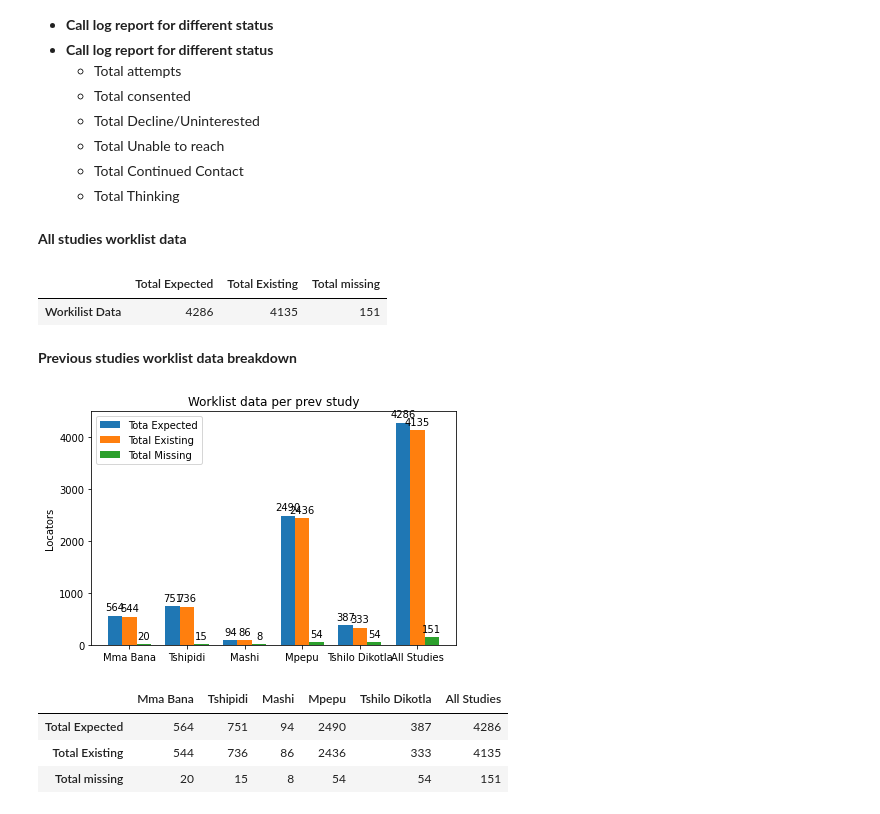
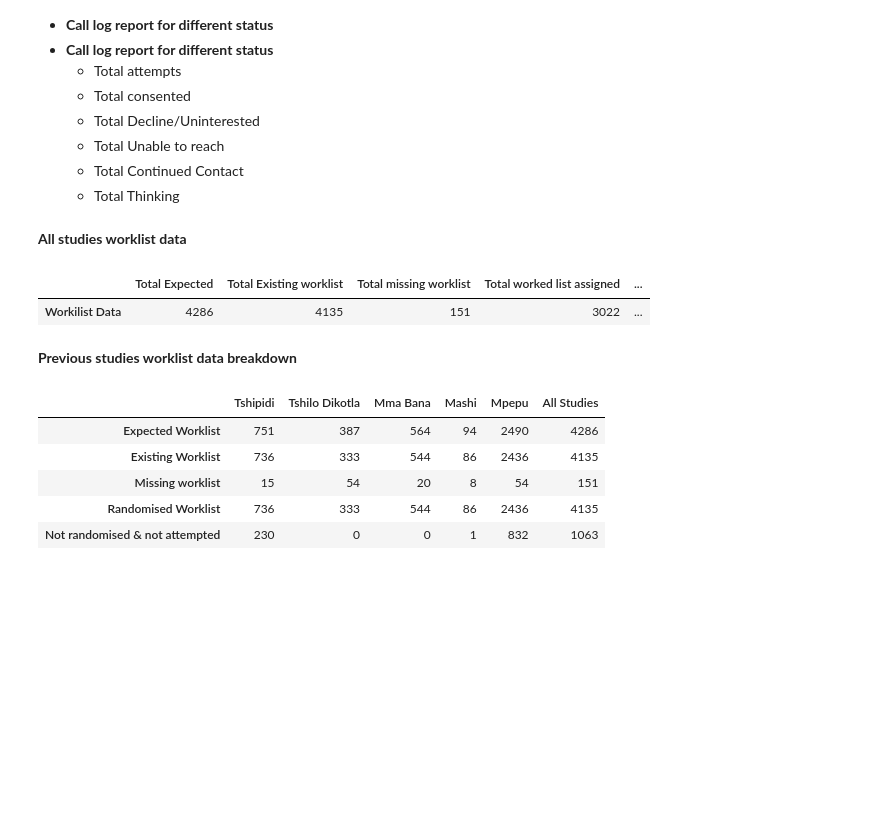
Before and after one commit to salahdin/flourish, a Jupyter notebook: flourish/notebooks/flourish_study_reports.ipynb, the cells around one changed output. Cells and saved outputs as stored; diff of their text form; code cells hidden in the pictures; blank space fills up the shorter version.

```diff
--- a/flourish/notebooks/flourish_study_reports.ipynb
+++ b/flourish/notebooks/flourish_study_reports.ipynb
@@ -269,10 +269,28 @@ maternal_dataset_identifier = list(set(maternal_dataset_identifier))
 worklist = WorkList.objects.filter(
     study_maternal_identifier__in=maternal_dataset_identifier).values_list('study_maternal_identifier', flat=True)
 worklist = list(set(worklist))
-worklist_locators = list(set(maternal_dataset_identifier) - set(worklist))
+missing_worklist = list(set(maternal_dataset_identifier) - set(worklist))
 
-data = [[len(maternal_dataset_identifier), len(worklist), len(worklist_locators)]]
-df = pd.DataFrame(data, columns=['Total Expected', 'Total Existing', 'Total missing'], index=['Workilist Data'])
+# Ranndomised
+randomised_worklist = WorkList.objects.filter(
+    assigned__isnull=False,
+    study_maternal_identifier__in=maternal_dataset_identifier).values_list('study_maternal_identifier', flat=True)
+randomised_worklist = list(set(randomised_worklist))
+
+# Not Ranndomised
+not_randomised_worklist = WorkList.objects.filter(
+    assigned__isnull=True,
+    study_maternal_identifier__in=maternal_dataset_identifier).values_list('study_maternal_identifier', flat=True)
+not_randomised_worklist = list(set(not_randomised_worklist))
+final_not_randomised_worklist = []
+for ident in not_randomised_worklist:
+    log = LogEntry.objects.filter(study_maternal_identifier=ident)
+    if not log:
+        final_not_randomised_worklist.append(ident)
+final_not_randomised_worklist = list(set(final_not_randomised_worklist))
+
+data = [[len(maternal_dataset_identifier), len(worklist), len(missing_worklist), len(randomised_worklist), len(final_not_randomised_worklist)]]
+df = pd.DataFrame(data, columns=['Total Expected', 'Total Existing worklist', 'Total missing worklist', 'Total worked list assigned', 'Worklist not randomised & not attempted'], index=['Workilist Data'])
 display(Markdown(f"**All studies worklist data**"))
 display(HTML(df.to_html()))
 
@@ -301,6 +319,7 @@ maternal_dataset = MaternalDataset.objects.filter(study_maternal_identifier__in=
 df = read_frame(maternal_dataset, fieldnames=['protocol', 'study_maternal_identifier'])
 
 df_eixising_worklist = df
+#df_eixising_worklist.to_csv('Exisiting_Worklist_Randomised.csv', encoding='utf-8')
 
 maternal_dataset_starts_dict = {}
 for protocol in previous_studies:
@@ -310,43 +329,75 @@ data.append([maternal_dataset_starts_dict.get(prev_study) for prev_study in prev
 
 # Missing worklist per prev study
 all_data = MaternalDataset.objects.all().values_list('study_maternal_identifier', flat=True)
 missing_worklist_identifiers = list(set(all_data) - set(worklist_identifiers))
 missing_worklist_dataset = MaternalDataset.objects.filter(study_maternal_identifier__in=missing_worklist_identifiers)
 df = read_frame(missing_worklist_dataset, fieldnames=['protocol', 'study_maternal_identifier'])
 
 df_missing_worklist = df
+#df_missing_worklist.to_csv('Missing_Worklist_Randomised.csv', encoding='utf-8')
 
 maternal_dataset_starts_dict = {}
 for protocol in previous_studies:
     df_prev = df[df['protocol'] == protocol]
     maternal_dataset_starts_dict[protocol] = df_prev[df_prev.columns[0]].count()
 data.append([maternal_dataset_starts_dict.get(prev_study) for prev_study in previous_studies] + [len(missing_worklist_identifiers)])
 
 
+# Randomised worklist per prev study
+randomised_worklist_dataset = MaternalDataset.objects.filter(study_maternal_identifier__in=worklist_identifiers)
+df = read_frame(randomised_worklist_dataset, fieldnames=['protocol', 'study_maternal_identifier'])
+
+df_randomised_worklist = df
+#df_randomised_worklist.to_csv('Existing_Worklist_Randomised.csv', encoding='utf-8')
+
+maternal_dataset_starts_dict = {}
+for protocol in previous_studies:
+    df_prev = df[df['protocol'] == protocol]
+    maternal_dataset_starts_dict[protocol] = df_prev[df_prev.columns[0]].count()
+data.append([maternal_dataset_starts_dict.get(prev_study) for prev_study in previous_studies] + [len(randomised_worklist_dataset)])
+# End
+
+
+# Not Randomised Not attempted worklist per prev study
+not_randomised_worklist_dataset = MaternalDataset.objects.filter(study_maternal_identifier__in=final_not_randomised_worklist)
+df = read_frame(not_randomised_worklist_dataset, fieldnames=['protocol', 'study_maternal_identifier'])
+
+df_not_randomised_worklist = df
+#df_not_randomised_worklist.to_csv('Existing_Worklist_NO_Attempts_Not_randomised.csv', encoding='utf-8')
+
+maternal_dataset_starts_dict = {}
+for protocol in previous_studies:
+    df_prev = df[df['protocol'] == protocol]
+    maternal_dataset_starts_dict[protocol] = df_prev[df_prev.columns[0]].count()
+data.append([maternal_dataset_starts_dict.get(prev_study) for prev_study in previous_studies] + [len(not_randomised_worklist_dataset)])
+# End
+
 df = pd.DataFrame(
     data, columns=all_previous_studies,
-    index=['Total Expected', 'Total Existing', 'Total missing']
+    index=['Expected Worklist', 'Existing Worklist', 'Missing worklist', 'Randomised Worklist', 'Not randomised & not attempted']
 )
 display(Markdown(f"**Previous studies worklist data breakdown**"))
+display(HTML(df.to_html()))
 
 labels = all_previous_studies
-dataset1, dataset2, dataset3 = data
+dataset1, dataset2, dataset3, dataset4 , dataset5 = data
 label1 = 'Tota Expected'
 lable2 = 'Total Existing'
 label3 = 'Total Missing'
 ylabel = 'Locators'
 title = 'Worklist data per prev study'
-histogram(labels=labels, dataset1=dataset1, dataset2=dataset2, dataset3=dataset3, label1=label1, lable2=lable2, label3=label3, ylabel=ylabel, title=title)
+# histogram(labels=labels, dataset1=dataset1, dataset2=dataset2, dataset3=dataset3, label1=label1, lable2=lable2, label3=label3, ylabel=ylabel, title=title)
 # %% [output]
 **All studies worklist data**
-|  | Total Expected | Total Existing | Total missing |
-| Workilist Data | 4286 | 4135 | 151 |
+|  | Total Expected | Total Existing worklist | Total missing worklist | Total worked list assigned | ... |
+| Workilist Data | 4286 | 4135 | 151 | 3022 | ... |
 **Previous studies worklist data breakdown**
-[figure, removed]
-|  | Mma Bana | Tshipidi | Mashi | Mpepu | Tshilo Dikotla | All Studies |
-| Total Expected | 564 | 751 | 94 | 2490 | 387 | 4286 |
-| Total Existing | 544 | 736 | 86 | 2436 | 333 | 4135 |
-| Total missing | 20 | 15 | 8 | 54 | 54 | 151 |
+|  | Tshipidi | Tshilo Dikotla | Mma Bana | Mashi | Mpepu | All Studies |
+| Expected Worklist | 751 | 387 | 564 | 94 | 2490 | 4286 |
+| Existing Worklist | 736 | 333 | 544 | 86 | 2436 | 4135 |
+| Missing worklist | 15 | 54 | 20 | 8 | 54 | 151 |
+| Randomised Worklist | 736 | 333 | 544 | 86 | 2436 | 4135 |
+| Not randomised & not attempted | 230 | 0 | 0 | 1 | 832 | 1063 |
 # %%
 # Attempts
 
```
Also changed, not shown: parts of 5 cells of this notebook.
